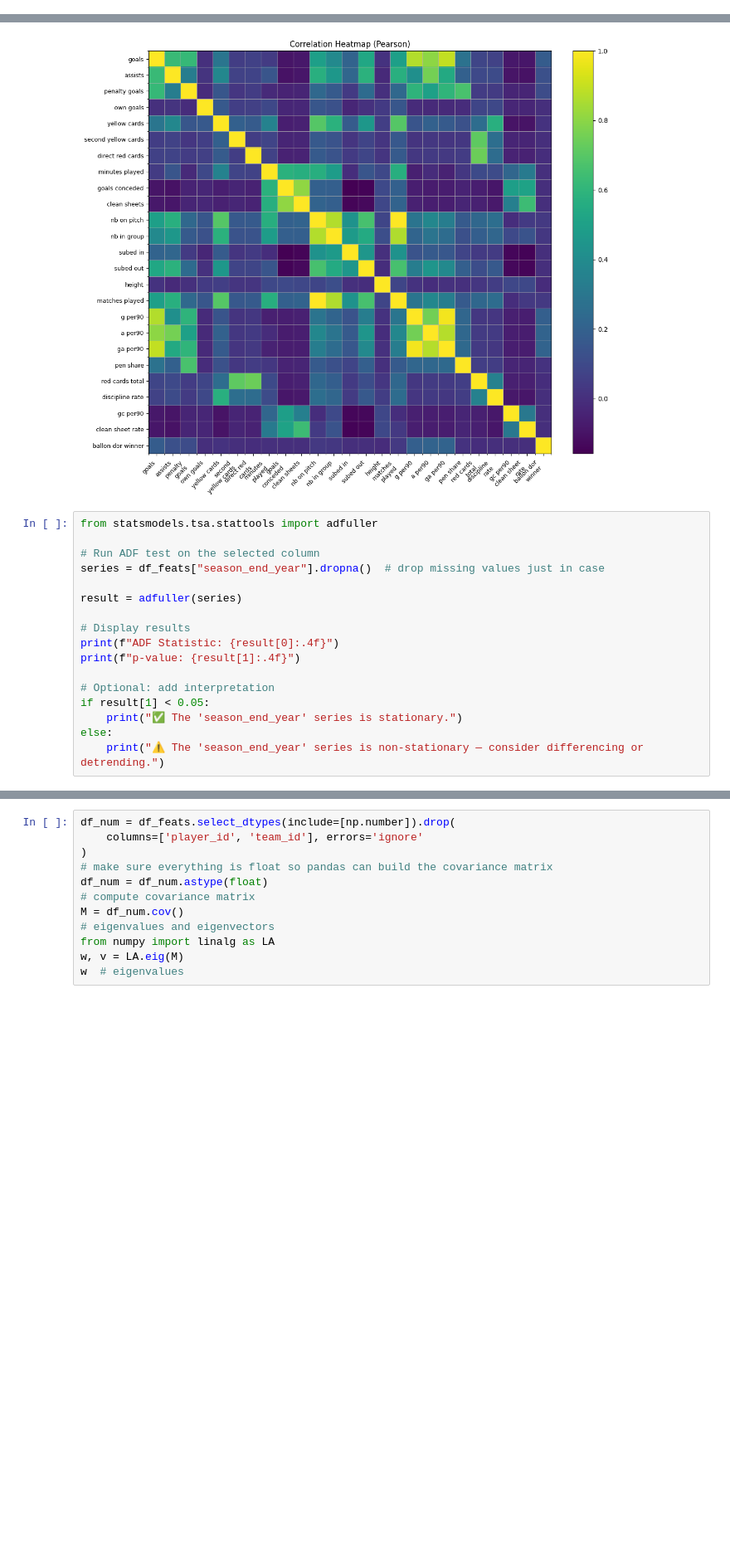
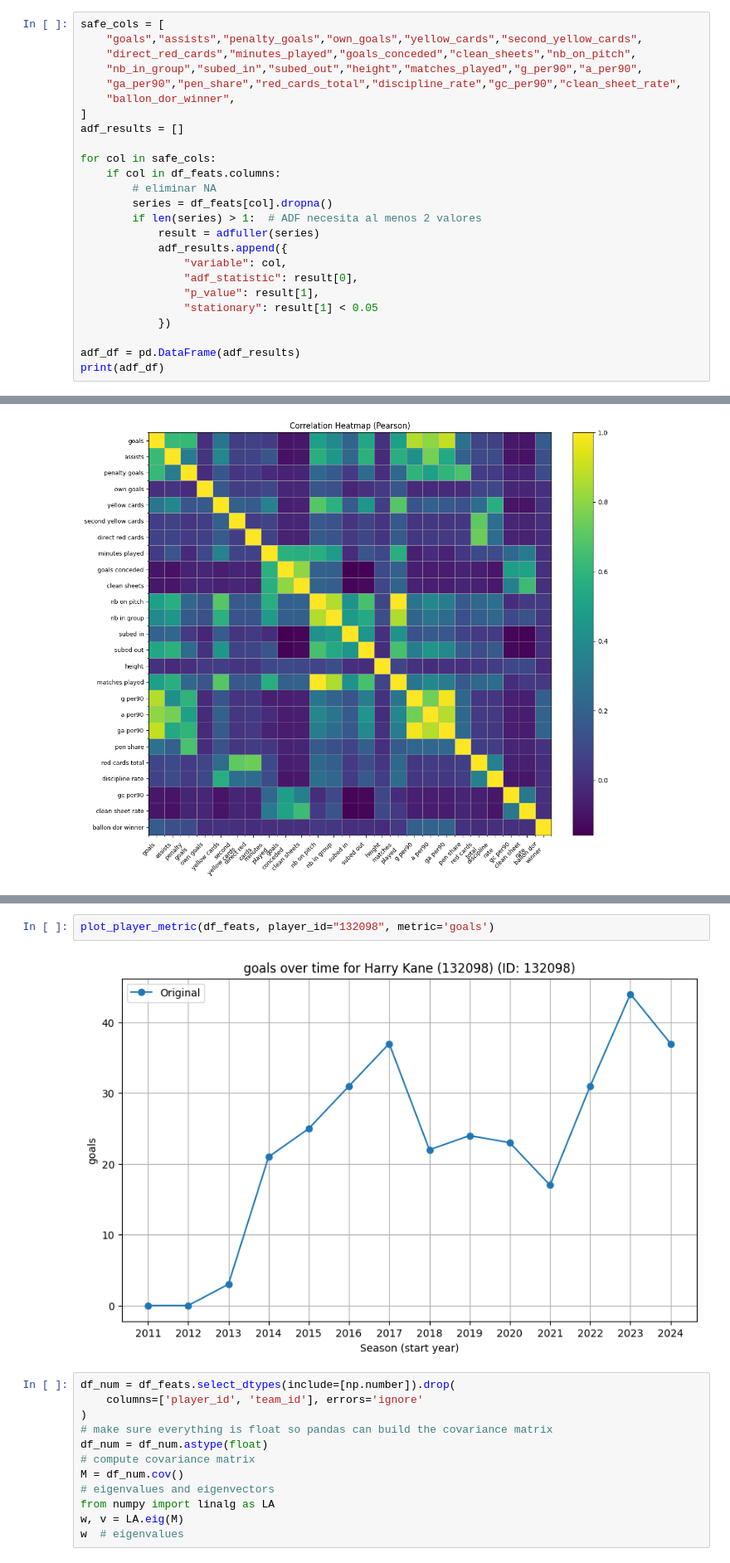
Before and after one commit to leokonma/Machine-learning, a Jupyter notebook: Dim_Reduc.ipynb, the cells around one changed output, grey strips where cells are left out. Shown at 83% size. Cells and saved outputs as stored; diff of their text form; blank space fills up the shorter version.

Commit message:
time series test

```diff
--- a/Dim_Reduc.ipynb
+++ b/Dim_Reduc.ipynb
@@ -42,0 +29,25 @@ correlation analysis
+# %%
+safe_cols = [
+    "goals","assists","penalty_goals","own_goals","yellow_cards","second_yellow_cards",
+    "direct_red_cards","minutes_played","goals_conceded","clean_sheets","nb_on_pitch",
+    "nb_in_group","subed_in","subed_out","height","matches_played","g_per90","a_per90",
+    "ga_per90","pen_share","red_cards_total","discipline_rate","gc_per90","clean_sheet_rate",
+    "ballon_dor_winner",
+]
+adf_results = []
+
+for col in safe_cols:
+    if col in df_feats.columns:
+        # eliminar NA
+        series = df_feats[col].dropna()
+        if len(series) > 1:  # ADF necesita al menos 2 valores
+            result = adfuller(series)
+            adf_results.append({
+                "variable": col,
+                "adf_statistic": result[0],
+                "p_value": result[1],
+                "stationary": result[1] < 0.05
+            })
+
+adf_df = pd.DataFrame(adf_results)
+print(adf_df)
@@ -85,20 +114,3 @@ plt.tight_layout()
 plt.show()
 # %% [output]
 [figure]
-# %%
-from statsmodels.tsa.stattools import adfuller
-
-# Run ADF test on the selected column
-series = df_feats["season_end_year"].dropna()  # drop missing values just in case
-
-result = adfuller(series)
-
-# Display results
-print(f"ADF Statistic: {result[0]:.4f}")
-print(f"p-value: {result[1]:.4f}")
-
-# Optional: add interpretation
-if result[1] < 0.05:
-    print("✅ The 'season_end_year' series is stationary.")
-else:
-    print("⚠️ The 'season_end_year' series is non-stationary — consider differencing or detrending.")
@@ -233,3 +229,7 @@ summary_display
+# %%
+plot_player_metric(df_feats, player_id="132098", metric='goals')
+# %% [output]
+[figure, added]
 # %%
 df_num = df_feats.select_dtypes(include=[np.number]).drop(
     columns=['player_id', 'team_id'], errors='ignore'
```
Also changed, not shown: parts of 12 cells of this notebook.
